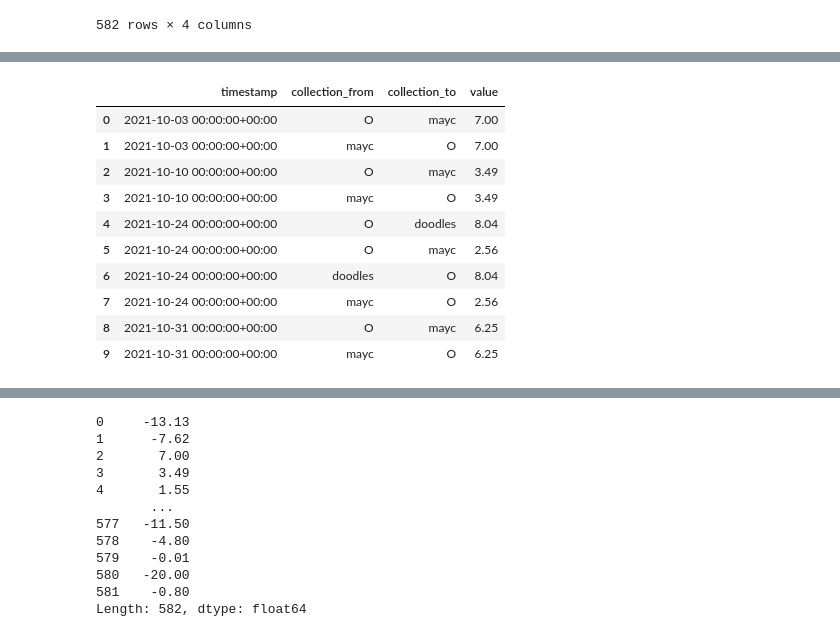
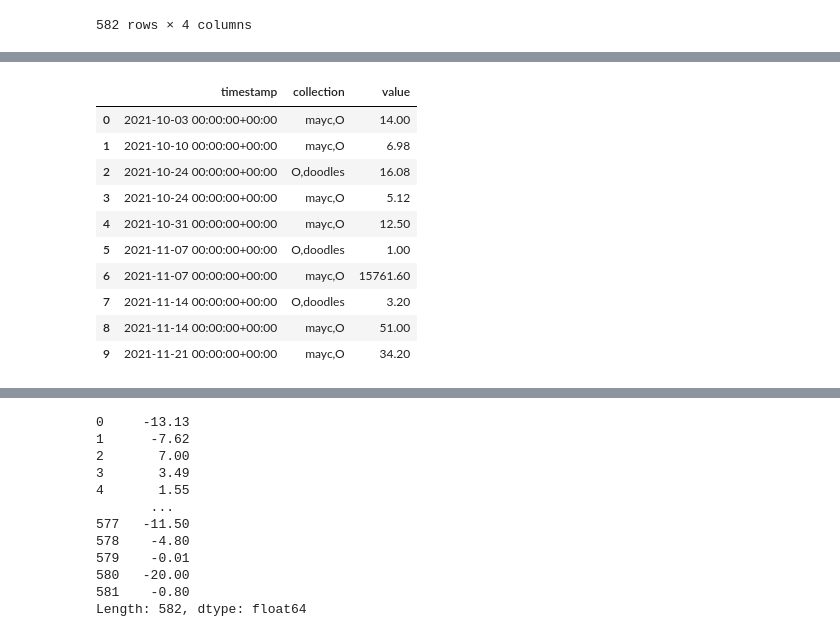
Before and after one commit to craycrayfish/NetworkFT, a Jupyter notebook: notebooks/playground.ipynb, the cells around one changed output, grey strips where cells are left out. Drawn from its saved outputs; the diff is of its cells as text; code cells hidden in the pictures.

```diff
--- a/notebooks/playground.ipynb
+++ b/notebooks/playground.ipynb
@@ -45,11 +45,11 @@ df
 df["value"] = -df["value"]
 # %%
 df["collection"] = df.apply(
-    lambda x: sorted([x["collection_from"], x["collection_to"]]),
+    lambda x: ",".join({x["collection_from"], x["collection_to"]}),
     axis=1
 )
 # %%
 df[["collection_from", "collection_to"]] = pd.DataFrame(
-    df["collection"].to_list()
+    df["collection"].str.split(",").tolist()
 )
 # %%
@@ -71,14 +61,14 @@ df
 # %%
-df.groupby(["timestamp", "collection_from", "collection_to"], as_index=False).agg({"value": lambda x: x.abs().sum()}).head(10)
+df.groupby(["timestamp", "collection"], as_index=False).agg({"value": lambda x: x.abs().sum()}).head(10)
 # %% [output]
-|  | timestamp | collection_from | collection_to | value |
-| 0 | 2021-10-03 00:00:00+00:00 | O | mayc | 7.00 |
-| 1 | 2021-10-03 00:00:00+00:00 | mayc | O | 7.00 |
-| 2 | 2021-10-10 00:00:00+00:00 | O | mayc | 3.49 |
-| 3 | 2021-10-10 00:00:00+00:00 | mayc | O | 3.49 |
-| 4 | 2021-10-24 00:00:00+00:00 | O | doodles | 8.04 |
-| 5 | 2021-10-24 00:00:00+00:00 | O | mayc | 2.56 |
-| 6 | 2021-10-24 00:00:00+00:00 | doodles | O | 8.04 |
-| 7 | 2021-10-24 00:00:00+00:00 | mayc | O | 2.56 |
-| 8 | 2021-10-31 00:00:00+00:00 | O | mayc | 6.25 |
-| 9 | 2021-10-31 00:00:00+00:00 | mayc | O | 6.25 |
+|  | timestamp | collection | value |
+| 0 | 2021-10-03 00:00:00+00:00 | mayc,O | 14.00 |
+| 1 | 2021-10-10 00:00:00+00:00 | mayc,O | 6.98 |
+| 2 | 2021-10-24 00:00:00+00:00 | O,doodles | 16.08 |
+| 3 | 2021-10-24 00:00:00+00:00 | mayc,O | 5.12 |
+| 4 | 2021-10-31 00:00:00+00:00 | mayc,O | 12.50 |
+| 5 | 2021-11-07 00:00:00+00:00 | O,doodles | 1.00 |
+| 6 | 2021-11-07 00:00:00+00:00 | mayc,O | 15761.60 |
+| 7 | 2021-11-14 00:00:00+00:00 | O,doodles | 3.20 |
+| 8 | 2021-11-14 00:00:00+00:00 | mayc,O | 51.00 |
+| 9 | 2021-11-21 00:00:00+00:00 | mayc,O | 34.20 |
```
Also changed, not shown: parts of 3 cells of this notebook, 12 other files.
